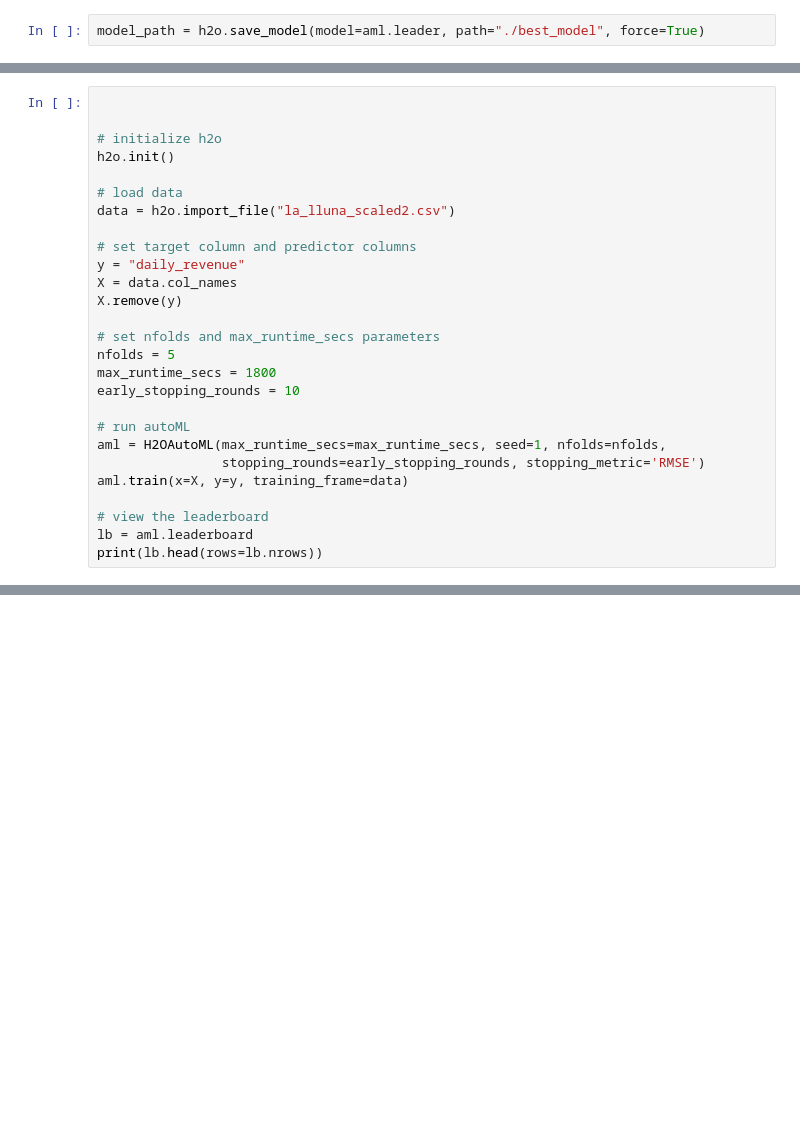
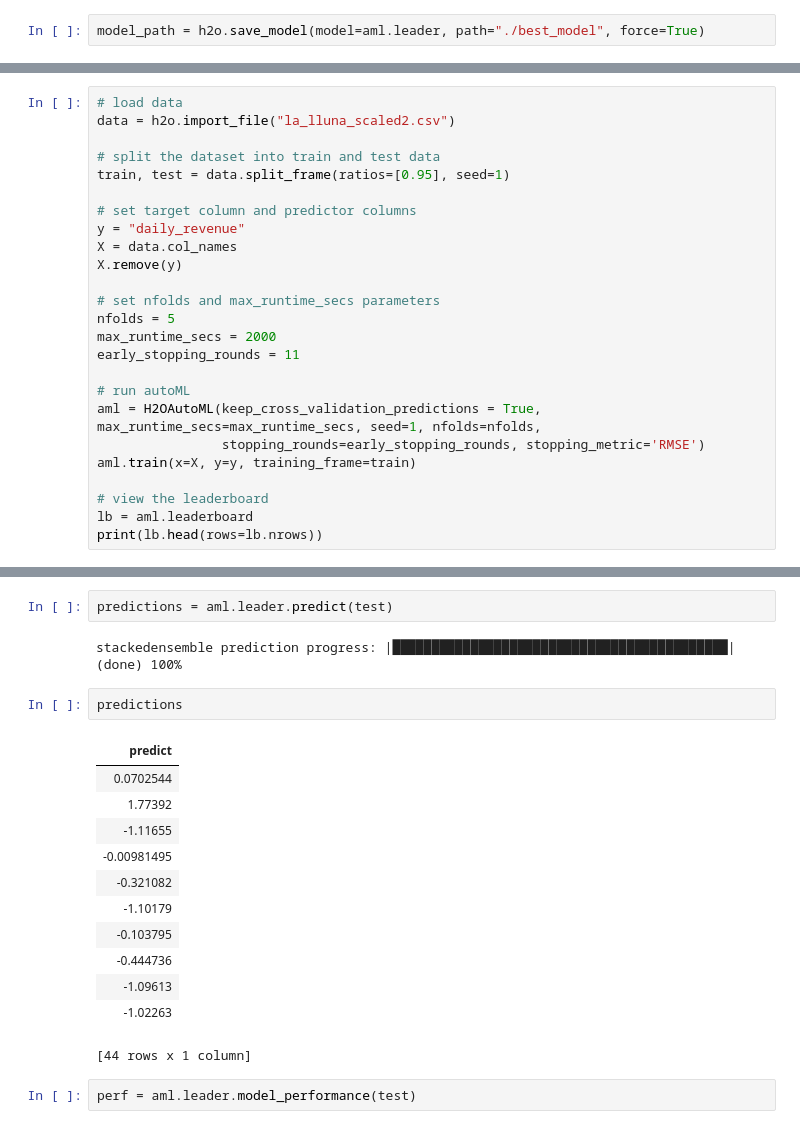
Before and after one commit to germanortola/restaurants-in-Barcelona, a Jupyter notebook: ML_la_lluna.ipynb, the cells around one changed output, grey strips where cells are left out. Saved outputs shown, nothing was run; the diff lists cells and outputs as text; blank space fills up the shorter version.

```diff
--- a/ML_la_lluna.ipynb
+++ b/ML_la_lluna.ipynb
@@ -796,11 +831,9 @@ DeepLearning_grid_1_AutoML_2_20230312_235031_model_20    0.991048  0.982176  0.7
 # %%
-
-
-# initialize h2o
-h2o.init()
-
 # load data
 data = h2o.import_file("la_lluna_scaled2.csv")
+
+# split the dataset into train and test data
+train, test = data.split_frame(ratios=[0.95], seed=1)
 
 # set target column and predictor columns
 y = "daily_revenue"
@@ -809,13 +842,13 @@ X.remove(y)
 
 # set nfolds and max_runtime_secs parameters
 nfolds = 5
-max_runtime_secs = 1800
-early_stopping_rounds = 10
+max_runtime_secs = 2000
+early_stopping_rounds = 11
 
 # run autoML
-aml = H2OAutoML(max_runtime_secs=max_runtime_secs, seed=1, nfolds=nfolds,
+aml = H2OAutoML(keep_cross_validation_predictions = True, max_runtime_secs=max_runtime_secs, seed=1, nfolds=nfolds,
                 stopping_rounds=early_stopping_rounds, stopping_metric='RMSE')
-aml.train(x=X, y=y, training_frame=data)
+aml.train(x=X, y=y, training_frame=train)
 
 # view the leaderboard
 lb = aml.leaderboard
@@ -856,0 +874,21 @@ DeepLearning_grid_2_AutoML_3_20230313_03118_model_6              1.06278   1.129
+# %%
+predictions = aml.leader.predict(test)
+# %% [output]
+stackedensemble prediction progress: |███████████████████████████████████████████| (done) 100%
+# %%
+predictions
+# %% [output]
+| predict |
+| 0.0702544 |
+| 1.77392 |
+| -1.11655 |
+| -0.00981495 |
+| -0.321082 |
+| -1.10179 |
+| -0.103795 |
+| -0.444736 |
+| -1.09613 |
+| -1.02263 |
+[44 rows x 1 column]
+# %%
+perf = aml.leader.model_performance(test)
```
Also changed, not shown: parts of 13 cells of this notebook, 5 other files.
